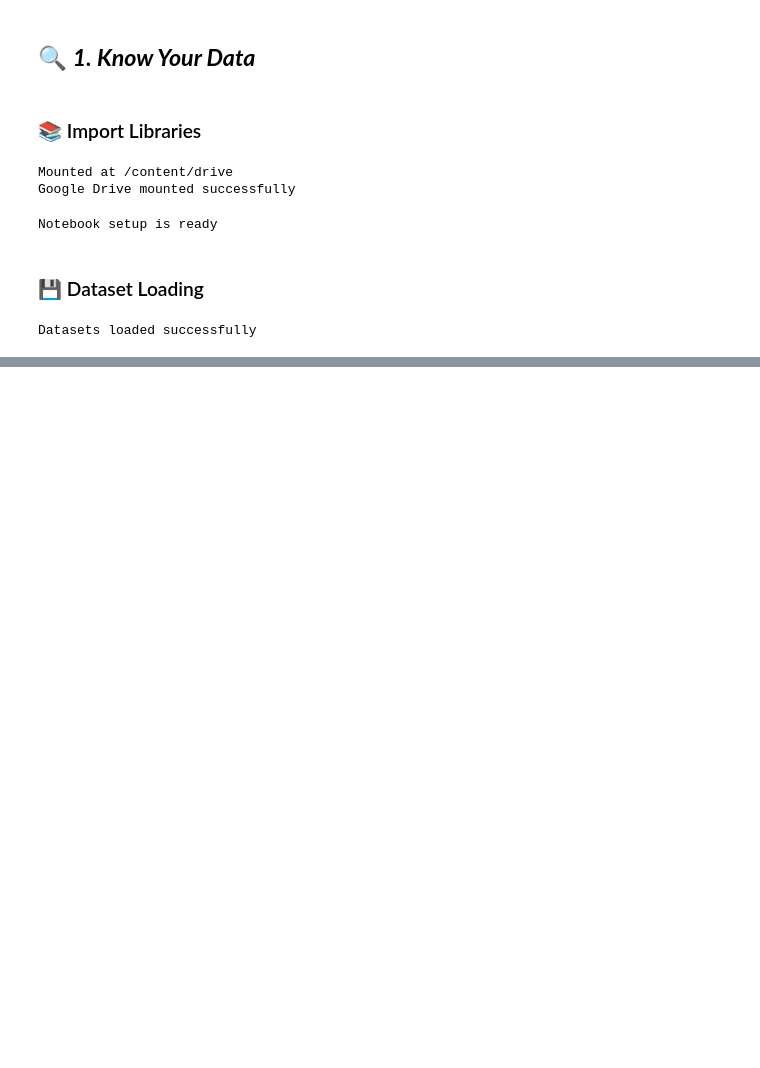
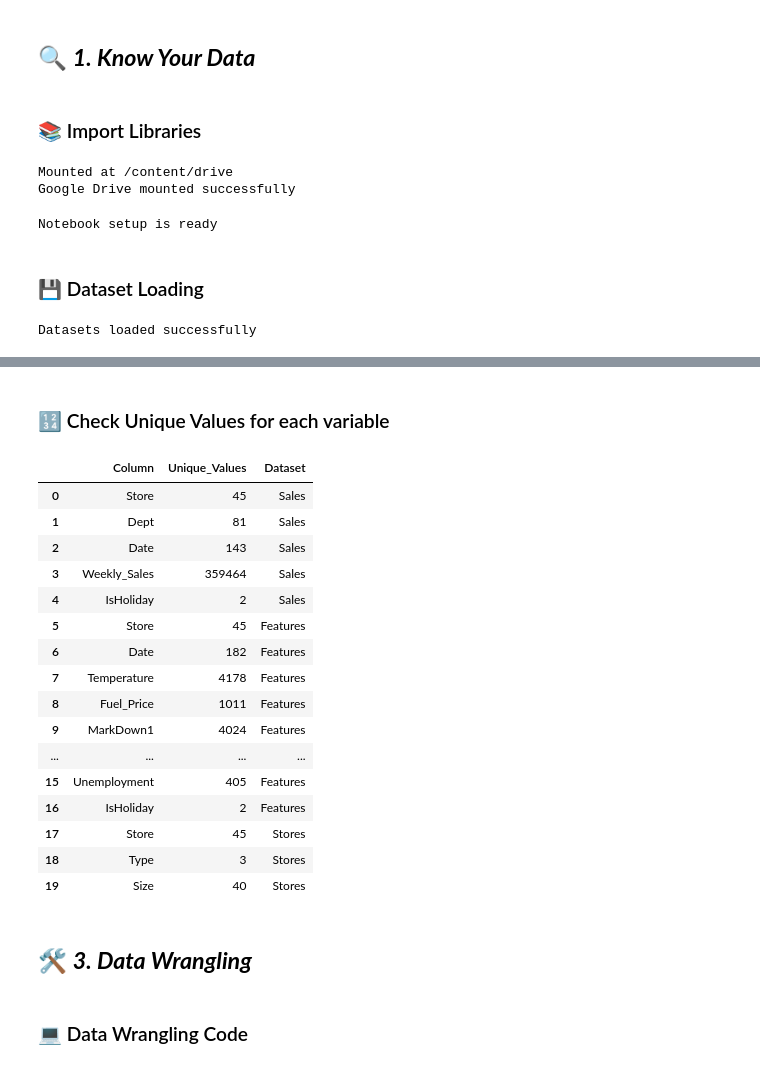
Before and after one commit to I-AM-PRASHANT-VERMA/Almabetter---Integrated-Retail-Analytics-for-Store-Optimization-, a Jupyter notebook: Integrated Retail Analytics for Store Optimization.ipynb, the cells around one changed output, grey strips where cells are left out. Saved outputs shown, nothing was run; the diff lists cells and outputs as text; code cells hidden in the pictures; blank space fills up the shorter version.

```diff
--- a/Integrated Retail Analytics for Store Optimization.ipynb
+++ b/Integrated Retail Analytics for Store Optimization.ipynb
@@ -188,0 +527,42 @@ Datasets loaded successfully
+# %% [markdown]
+### 🔢 Check Unique Values for each variable
+# %%
+# Code Cell 11: Check the number of unique values for each column in the source datasets.
+
+# Sales uniqueness counts are summarized into a table.
+sales_unique_df = sales_df.nunique(dropna=False).reset_index(name="Unique_Values").rename(columns={"index": "Column"})
+sales_unique_df["Dataset"] = "Sales"  # The source dataset is added for clear identification.
+
+# Feature uniqueness counts are summarized in the same format.
+features_unique_df = features_df.nunique(dropna=False).reset_index(name="Unique_Values").rename(columns={"index": "Column"})
+features_unique_df["Dataset"] = "Features"  # The source dataset label is attached.
+
+# Store uniqueness counts are summarized in the same format.
+stores_unique_df = stores_df.nunique(dropna=False).reset_index(name="Unique_Values").rename(columns={"index": "Column"})
+stores_unique_df["Dataset"] = "Stores"  # The source dataset label is attached.
+
+# The three uniqueness tables are stacked together.
+unique_summary_df = pd.concat([sales_unique_df, features_unique_df, stores_unique_df], ignore_index=True)
+display(unique_summary_df)
+# %% [output]
+|  | Column | Unique_Values | Dataset |
+| 0 | Store | 45 | Sales |
+| 1 | Dept | 81 | Sales |
+| 2 | Date | 143 | Sales |
+| 3 | Weekly_Sales | 359464 | Sales |
+| 4 | IsHoliday | 2 | Sales |
+| 5 | Store | 45 | Features |
+| 6 | Date | 182 | Features |
+| 7 | Temperature | 4178 | Features |
+| 8 | Fuel_Price | 1011 | Features |
+| 9 | MarkDown1 | 4024 | Features |
+| ... | ... | ... | ... |
+| 15 | Unemployment | 405 | Features |
+| 16 | IsHoliday | 2 | Features |
+| 17 | Store | 45 | Stores |
+| 18 | Type | 3 | Stores |
+| 19 | Size | 40 | Stores |
+# %% [markdown]
+## 🛠️ ***3. Data Wrangling***
+# %% [markdown]
+### 💻 Data Wrangling Code
```
Also changed, not shown: parts of 24 cells of this notebook, 3 other files.
